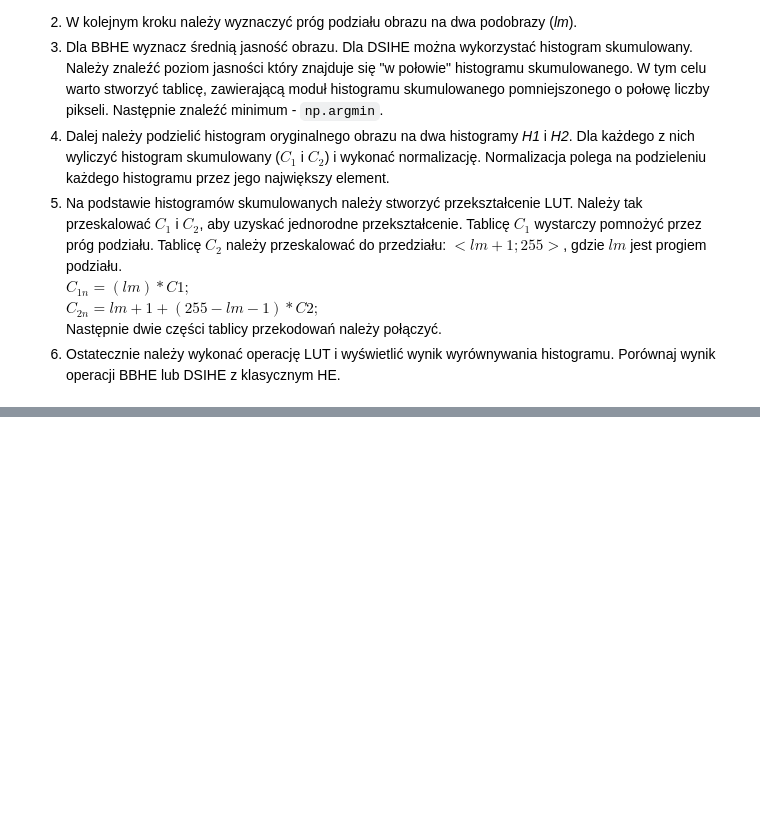
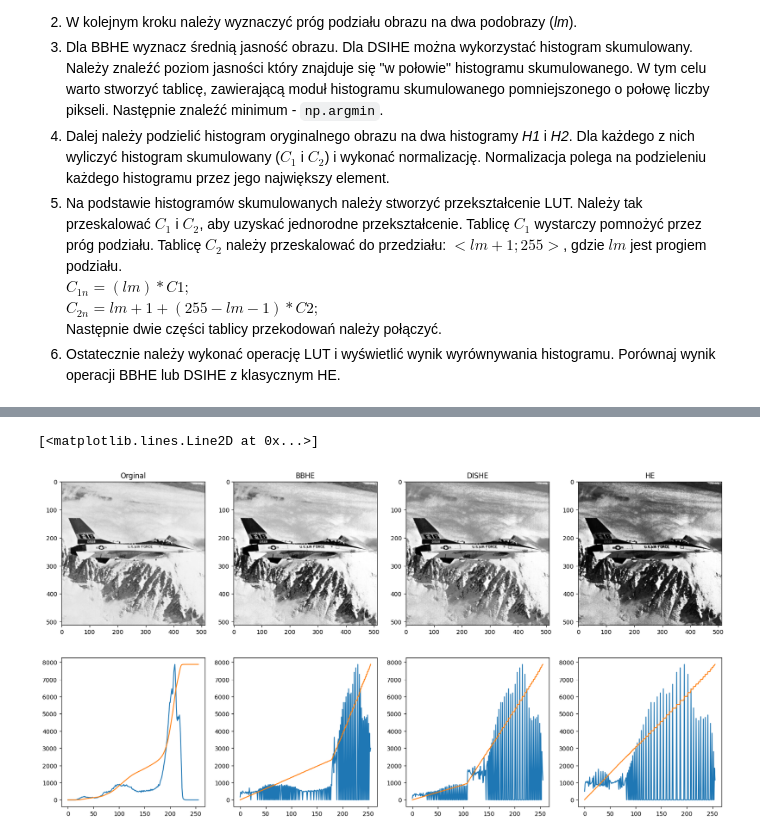
Before and after one commit to lkwinta/Digital-Image-Processing, a Jupyter notebook: lab03/03_histogram_hw.ipynb, the cells around one changed output, grey strips where cells are left out. Saved outputs shown, nothing was run; the diff lists cells and outputs as text; code cells hidden in the pictures; blank space fills up the shorter version.

```diff
--- a/lab03/03_histogram_hw.ipynb
+++ b/lab03/03_histogram_hw.ipynb
@@ -51,0 +74,55 @@ if not os.path.exists(fileName) :
+# %%
+C1_bbhe, C2_bbhe = np.cumsum(H1_bbhe), np.cumsum(H2_bbhe)
+C1_dishe, C2_dishe = np.cumsum(H1_dishe), np.cumsum(H2_dishe)
+# %%
+C1_bbhe = C1_bbhe / C1_bbhe.max()
+C2_bbhe = C2_bbhe / C2_bbhe.max()
+
+C1_dishe = C1_dishe / C1_dishe.max()
+C2_dishe = C2_dishe / C2_dishe.max()
+# %%
+C1n_bbhe, C2n_bbhe = np.round(C1_bbhe * bbhe_lm).astype(np.uint8), np.round(bbhe_lm + 1 + (255 - bbhe_lm - 1)*C2_bbhe).astype(np.uint8)
+LUT_bbhe = np.append(C1n_bbhe, C2n_bbhe)
+# %%
+C1n_dishe, C2n_dishe = np.round(C1_dishe * dishe_lm).astype(np.uint8), np.round(dishe_lm + 1 + (255 - dishe_lm - 1)*C2_dishe).astype(np.uint8)
+LUT_dishe = np.append(C1n_dishe, C2n_dishe)
+# %%
+fig, axs = plt.subplots(2, 4, figsize=(20, 10))
+axs[0, 0].imshow(jet_img, 'gray')
+axs[0, 0].set_title('Orginal')
+
+hist1 = cv2.calcHist([jet_img], [0], None, [256], [0, 256])
+hist1_cum = np.cumsum(hist1)
+hist1_cum = hist1_cum * hist1.max() / hist1_cum.max()
+axs[1, 0].plot(hist1)
+axs[1, 0].plot(hist1_cum)
+
+axs[0, 1].imshow(cv2.LUT(jet_img, LUT_bbhe), 'gray')
+axs[0, 1].set_title('BBHE')
+
+hist2 = cv2.calcHist([cv2.LUT(jet_img, LUT_bbhe)], [0], None, [256], [0, 256])
+hist2_cum = np.cumsum(hist2)
+hist2_cum = hist2_cum * hist2.max() / hist2_cum.max()
+axs[1, 1].plot(hist2)
+axs[1, 1].plot(hist2_cum)
+
+axs[0, 2].imshow(cv2.LUT(jet_img, LUT_dishe), 'gray')
+axs[0, 2].set_title('DISHE')
+
+hist3 = cv2.calcHist([cv2.LUT(jet_img, LUT_dishe)], [0], None, [256], [0, 256])
+hist3_cum = np.cumsum(hist3)
+hist3_cum = hist3_cum * hist3.max() / hist3_cum.max()
+axs[1, 2].plot(hist3)
+axs[1, 2].plot(hist3_cum)
+
+axs[0, 3].imshow(cv2.equalizeHist(jet_img), 'gray')
+axs[0, 3].set_title('HE')
+
+hist4 = cv2.calcHist([cv2.equalizeHist(jet_img)], [0], None, [256], [0, 256])
+hist4_cum = np.cumsum(hist4)
+hist4_cum = hist4_cum * hist4.max() / hist4_cum.max()
+axs[1, 3].plot(hist4)
+axs[1, 3].plot(hist4_cum)
+# %% [output]
+[<matplotlib.lines.Line2D at 0x...>]
+[figure, added]
```
Also changed, not shown: parts of 5 cells of this notebook.
